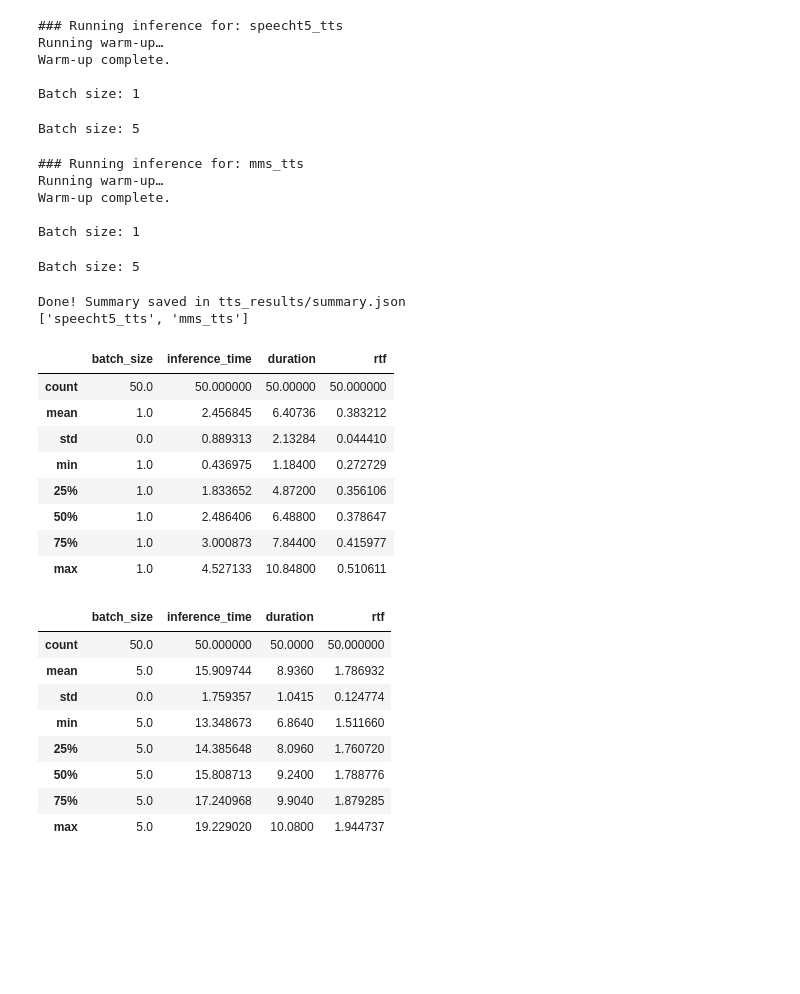
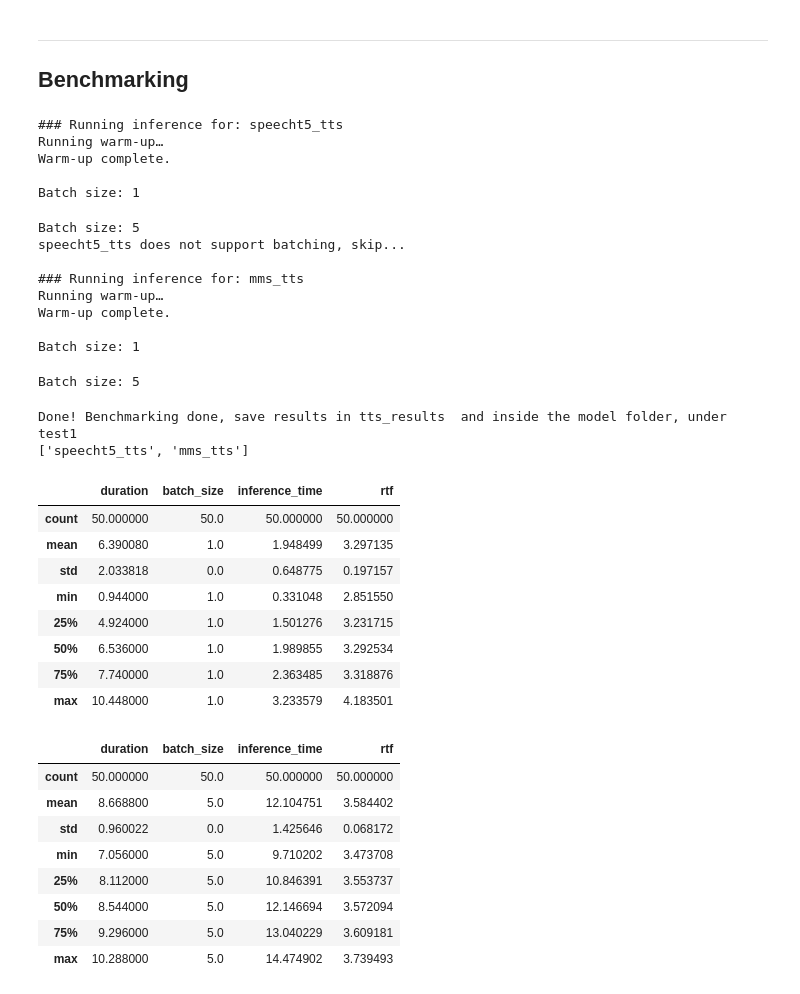
Before and after one commit to rkaushik97/MSGAI-AI-Podcast-Generator, a Jupyter notebook: tts_testing.ipynb, the cells around one changed output. Cells and saved outputs as stored; diff of their text form; code cells hidden in the pictures; blank space fills up the shorter version.

```diff
--- a/tts_testing.ipynb
+++ b/tts_testing.ipynb
@@ -457,0 +228,3 @@ def run_tts_benchmark(dataset):
+# %% [markdown]
+---
+## Benchmarking
@@ -458,6 +372,6 @@ def run_tts_benchmark(dataset):
 # %%
-dataset_sampled = dataset.select(range(50))
-run_tts_benchmark(dataset_sampled)
+dataset_sampled = dataset.select(range(NUM_SAMPLES))
+run_tts_benchmark(dataset_sampled, exp_folder)
 print(TTS_MODELS)
 # %% [output]
 ### Running inference for: speecht5_tts
@@ -466,48 +380,49 @@ Warm-up complete.
 
 Batch size: 1
 Batch size: 5
+speecht5_tts does not support batching, skip...
+
+### Running inference for: mms_tts
+Running warm-up…
+Warm-up complete.
+
+Batch size: 1
-### Running inference for: mms_tts
-Running warm-up…
-Warm-up complete.
-
-Batch size: 1
+Batch size: 5
-Batch size: 5
+Done! Benchmarking done, save results in tts_results  and inside the model folder, under  test1
+['speecht5_tts', 'mms_tts']
-Done! Summary saved in tts_results/summary.json
-['speecht5_tts', 'mms_tts']
 # %%
 import pandas as pd
-# df_summary = pd.read_json('tts_results/summary.json')
-os.listdir('tts_results/mms_tts')
-df_mms_tts_b1 = pd.read_json('tts_results/mms_tts/results_bs1.json')
-df_mms_tts_b5 = pd.read_json('tts_results/mms_tts/results_bs5.json')
-df_speecht5_tts_b1 = pd.read_json('tts_results/speecht5_tts/results_bs1.json')
+exp_to_import = 'test0'
+df_mms_tts_b1 = pd.read_json(f'tts_results/mms_tts/{exp_to_import}/results_bs1.json')
+df_mms_tts_b5 = pd.read_json(f'tts_results/mms_tts/{exp_to_import}/results_bs5.json')
+df_speecht5_tts_b1 = pd.read_json(f'tts_results/speecht5_tts/{exp_to_import}/results_bs1.json')
 # %%
 df_mms_tts_b1.head(5)
-df_mms_tts_b1['rtf'] = df_mms_tts_b1['inference_time']/df_mms_tts_b1['duration']
+df_mms_tts_b1['rtf'] = df_mms_tts_b1['duration']/df_mms_tts_b1['inference_time']
 df_mms_tts_b1.describe()
 # %% [output]
-|  | batch_size | inference_time | duration | rtf |
-| count | 50.0 | 50.000000 | 50.00000 | 50.000000 |
-| mean | 1.0 | 2.456845 | 6.40736 | 0.383212 |
-| std | 0.0 | 0.889313 | 2.13284 | 0.044410 |
-| min | 1.0 | 0.436975 | 1.18400 | 0.272729 |
-| 25% | 1.0 | 1.833652 | 4.87200 | 0.356106 |
-| 50% | 1.0 | 2.486406 | 6.48800 | 0.378647 |
-| 75% | 1.0 | 3.000873 | 7.84400 | 0.415977 |
-| max | 1.0 | 4.527133 | 10.84800 | 0.510611 |
+|  | duration | batch_size | inference_time | rtf |
+| count | 50.000000 | 50.0 | 50.000000 | 50.000000 |
+| mean | 6.390080 | 1.0 | 1.948499 | 3.297135 |
+| std | 2.033818 | 0.0 | 0.648775 | 0.197157 |
+| min | 0.944000 | 1.0 | 0.331048 | 2.851550 |
+| 25% | 4.924000 | 1.0 | 1.501276 | 3.231715 |
+| 50% | 6.536000 | 1.0 | 1.989855 | 3.292534 |
+| 75% | 7.740000 | 1.0 | 2.363485 | 3.318876 |
+| max | 10.448000 | 1.0 | 3.233579 | 4.183501 |
 # %%
 df_mms_tts_b5.head(5)
-df_mms_tts_b5['rtf'] = df_mms_tts_b5['inference_time']/df_mms_tts_b5['duration']
+df_mms_tts_b5['rtf'] = 5*df_mms_tts_b5['duration']/df_mms_tts_b5['inference_time']
 df_mms_tts_b5.describe()
 # %% [output]
-|  | batch_size | inference_time | duration | rtf |
-| count | 50.0 | 50.000000 | 50.0000 | 50.000000 |
-| mean | 5.0 | 15.909744 | 8.9360 | 1.786932 |
-| std | 0.0 | 1.759357 | 1.0415 | 0.124774 |
-| min | 5.0 | 13.348673 | 6.8640 | 1.511660 |
-| 25% | 5.0 | 14.385648 | 8.0960 | 1.760720 |
-| 50% | 5.0 | 15.808713 | 9.2400 | 1.788776 |
-| 75% | 5.0 | 17.240968 | 9.9040 | 1.879285 |
-| max | 5.0 | 19.229020 | 10.0800 | 1.944737 |
+|  | duration | batch_size | inference_time | rtf |
+| count | 50.000000 | 50.0 | 50.000000 | 50.000000 |
+| mean | 8.668800 | 5.0 | 12.104751 | 3.584402 |
+| std | 0.960022 | 0.0 | 1.425646 | 0.068172 |
+| min | 7.056000 | 5.0 | 9.710202 | 3.473708 |
+| 25% | 8.112000 | 5.0 | 10.846391 | 3.553737 |
+| 50% | 8.544000 | 5.0 | 12.146694 | 3.572094 |
+| 75% | 9.296000 | 5.0 | 13.040229 | 3.609181 |
+| max | 10.288000 | 5.0 | 14.474902 | 3.739493 |
 # %%
 df_speecht5_tts_b1.head(5)
```
Also changed, not shown: parts of 40 cells of this notebook, 4 other files.
